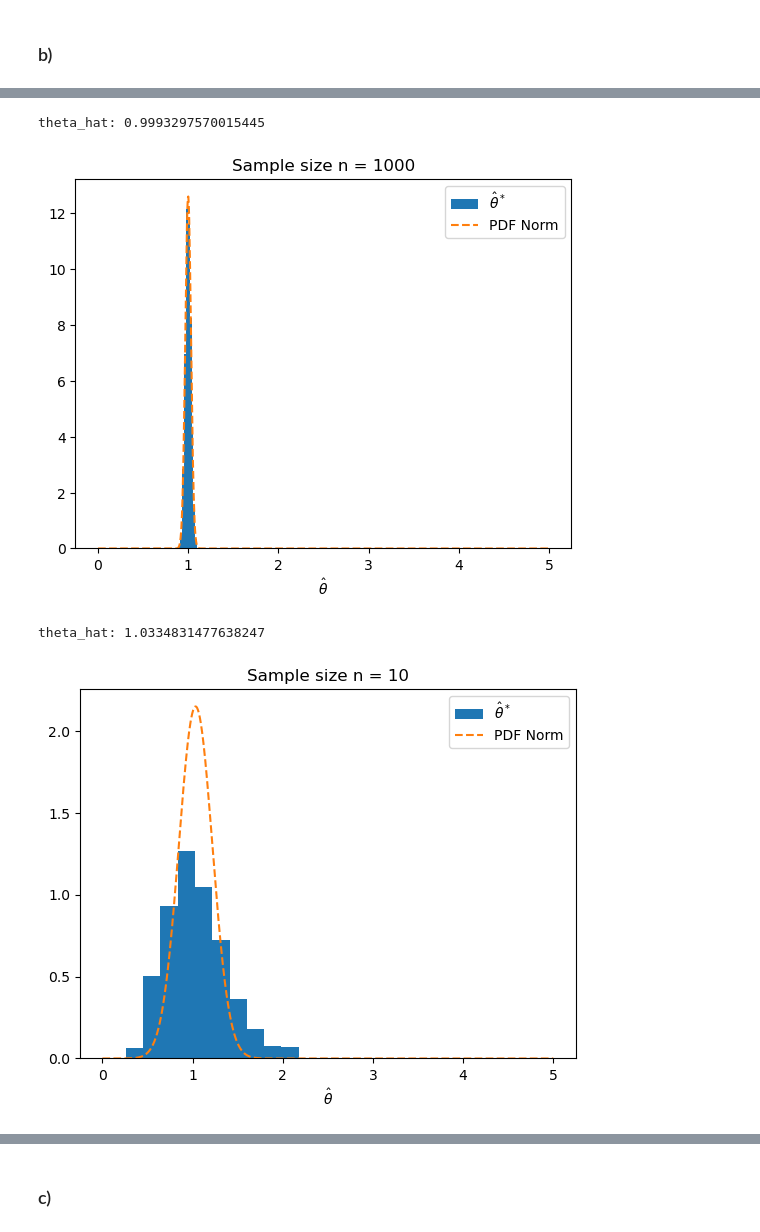
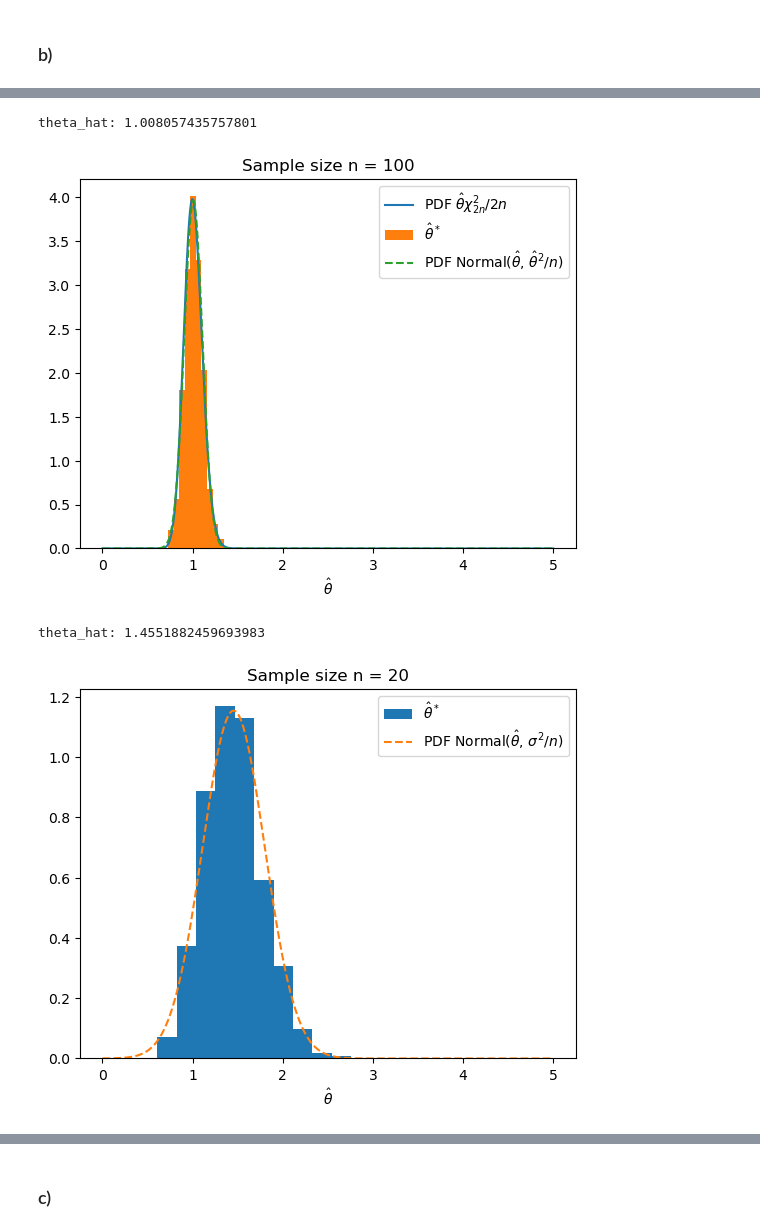
Before and after one commit to johnmagj/STK4051_coursework, a Jupyter notebook: Mandatory_assignment2/ma2.ipynb, the cells around one changed output, grey strips where cells are left out. Cells and saved outputs as stored; diff of their text form; code cells hidden in the pictures.

```diff
--- a/Mandatory_assignment2/ma2.ipynb
+++ b/Mandatory_assignment2/ma2.ipynb
@@ -198,7 +210,7 @@ from scipy.stats import chi2, norm
 # Setting global seed
 rng = np.random.default_rng(seed=42)
 # %%
-n = 10
+n = 20
 theta = 1.0
 
 original_sample = rng.exponential(scale=theta, size=n)
@@ -211,14 +223,20 @@ n_bootstraps = 1000
 bootstraps_theta_hat_star = np.zeros([n_bootstraps])
 
 for i in range(n_bootstraps):
+    # Sample from the exponential distribution
     bootstrap_sample = rng.exponential(scale=theta_hat, size=n)
 
     bootstraps_theta_hat_star[i] = np.mean(bootstrap_sample)
 
 theta_hat_values = np.linspace(0, 5, 1000)
-plt.plot(theta_hat_values, chi2.pdf(theta_hat_values, df=2*n, scale=theta_hat/(2*n)), label=r"$PDF \chi^2$")
+plt.plot(theta_hat_values, chi2.pdf(theta_hat_values, df=2*n, scale=theta_hat/(2*n)), label=r"PDF $\hat \theta\chi_{2n}^2/2n$")
+
 plt.hist(bootstraps_theta_hat_star, density=True, label=r"$\hat \theta^*$")
-plt.plot(theta_hat_values, norm.pdf(theta_hat_values, loc=theta_hat, scale=np.sqrt((theta_hat**2)/n)), "--", label="PDF Norm")
+
+# norm.pdf use the std as scale argument, so must take the square root of var
+plt.plot(theta_hat_values, norm.pdf(theta_hat_values, loc=theta_hat, scale=np.sqrt((theta_hat**2)/n)), "--",
+         label=r"PDF Normal($\hat \theta$, $\hat \theta^2 /n$)")
+
 plt.xlabel(r"$\hat \theta$")
 plt.legend()
 plt.title(f"Sample size n = {n}")
@@ -229,5 +247,5 @@ theta_hat: 1.4604163159454557
 # %%
-n = 1000
+n = 100
 theta = 1.0
 
 original_sample = rng.exponential(scale=theta, size=n)
@@ -245,44 +263,51 @@ for i in range(n_bootstraps):
     bootstraps_theta_hat_star[i] = np.mean(bootstrap_sample)
 
 theta_hat_values = np.linspace(0, 5, 1000)
-# plt.plot(theta_hat_values, chi2.pdf(theta_hat_values, df=2*n, scale=theta_hat/(2*n)), "--", label=r"$PDF \chi^2$")
+plt.plot(theta_hat_values, chi2.pdf(theta_hat_values, df=2*n, scale=theta_hat/(2*n)), label=r"PDF $\hat \theta\chi_{2n}^2/2n$")
+
 plt.hist(bootstraps_theta_hat_star, density=True, label=r"$\hat \theta^*$")
-plt.plot(theta_hat_values, norm.pdf(theta_hat_values, loc=theta_hat, scale=np.sqrt((theta_hat**2)/n)), "--", label="PDF Norm")
+
+# norm.pdf use the std as scale argument, so must take the square root of var
+plt.plot(theta_hat_values, norm.pdf(theta_hat_values, loc=theta_hat, scale=np.sqrt((theta_hat**2)/n)), "--",
+         label=r"PDF Normal($\hat \theta$, $\hat \theta^2 /n$)")
+
 plt.xlabel(r"$\hat \theta$")
 plt.legend()
 plt.title(f"Sample size n = {n}")
 plt.show()
 # %% [output]
-theta_hat: 0.9993297570015445
+theta_hat: 1.008057435757801
-[figure, old version]
+[figure, new version]
 # %%
-n = 10
+n = 20
 theta = 1.0
 
 original_sample = rng.exponential(scale=theta, size=n)
 
 theta_hat = np.mean(original_sample)
 print("theta_hat:", theta_hat)
 
 n_bootstraps = 1000
 
 bootstraps_theta_hat_star = np.zeros([n_bootstraps])
 
 for i in range(n_bootstraps):
     bootstrap_sample = rng.exponential(scale=theta_hat, size=n)
 
     bootstraps_theta_hat_star[i] = np.mean(bootstrap_sample)
 
 theta_hat_values = np.linspace(0, 5, 1000)
-# plt.plot(theta_hat_values, chi2.pdf(theta_hat_values, df=2*n, scale=theta_hat/(2*n)), label=r"$PDF \chi^2$")
+
 plt.hist(bootstraps_theta_hat_star, density=True, label=r"$\hat \theta^*$")
-# plt.plot(theta_hat_values, norm.pdf(theta_hat_values, loc=theta_hat, scale=np.sqrt((theta_hat**2)/n)), "--", label="PDF Norm")
-sigma2 = np.var(original_sample)
-plt.plot(theta_hat_values, norm.pdf(theta_hat_values, loc=theta_hat, scale=np.sqrt((sigma2)/n)), "--", label="PDF Norm")
+
+sigma2 = np.var(original_sample, ddof=1)
+plt.plot(theta_hat_values, norm.pdf(theta_hat_values, loc=theta_hat, scale=np.sqrt((sigma2)/n)), "--",
+         label=r"PDF Normal($\hat \theta$, $\sigma^2 /n$)")
+
 plt.xlabel(r"$\hat \theta$")
 plt.legend()
 plt.title(f"Sample size n = {n}")
 plt.show()
 # %% [output]
-theta_hat: 1.0334831477638247
+theta_hat: 1.4551882459693983
-[figure, old version]
+[figure, new version]
```
Also changed, not shown: parts of 12 cells of this notebook.
